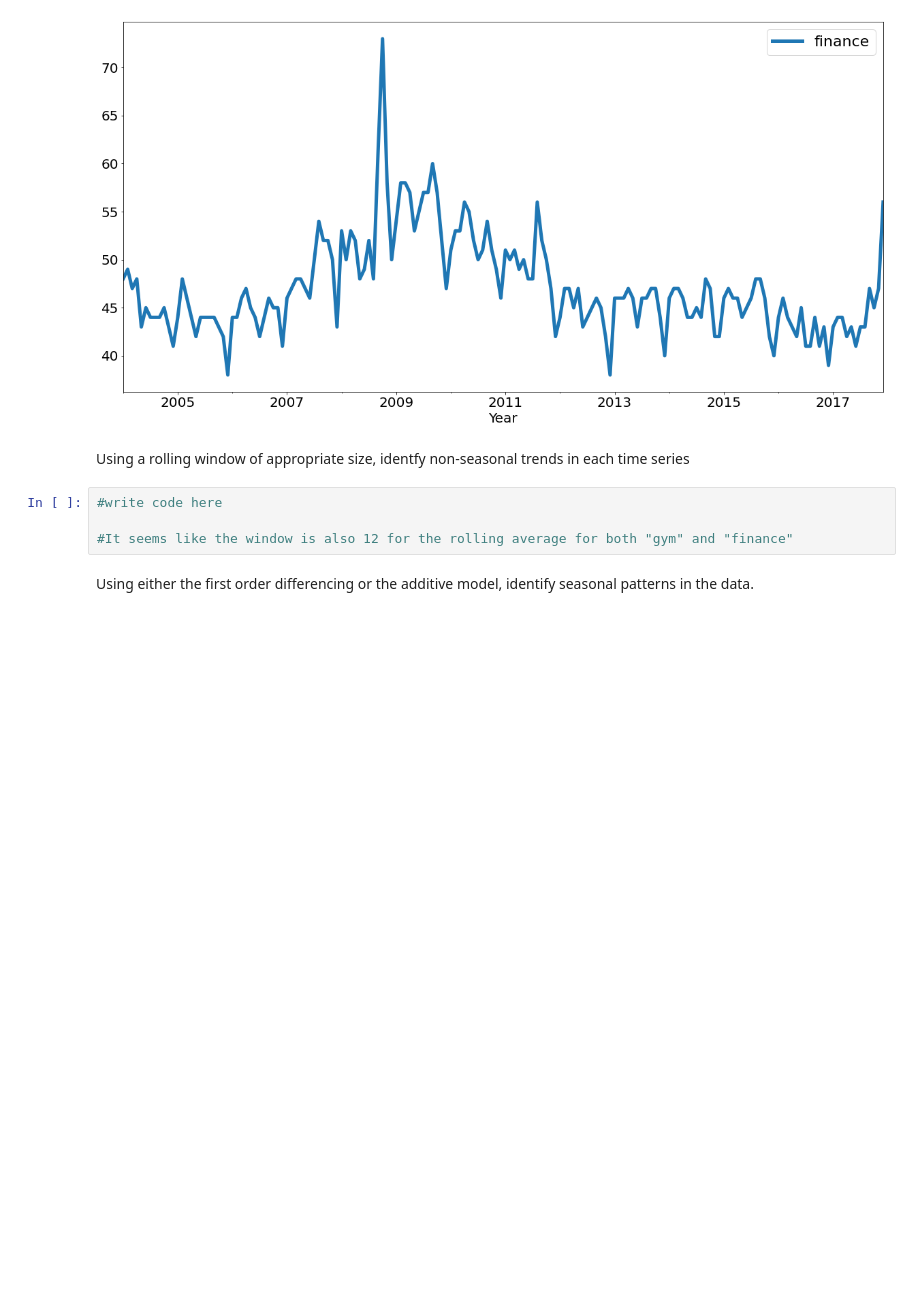
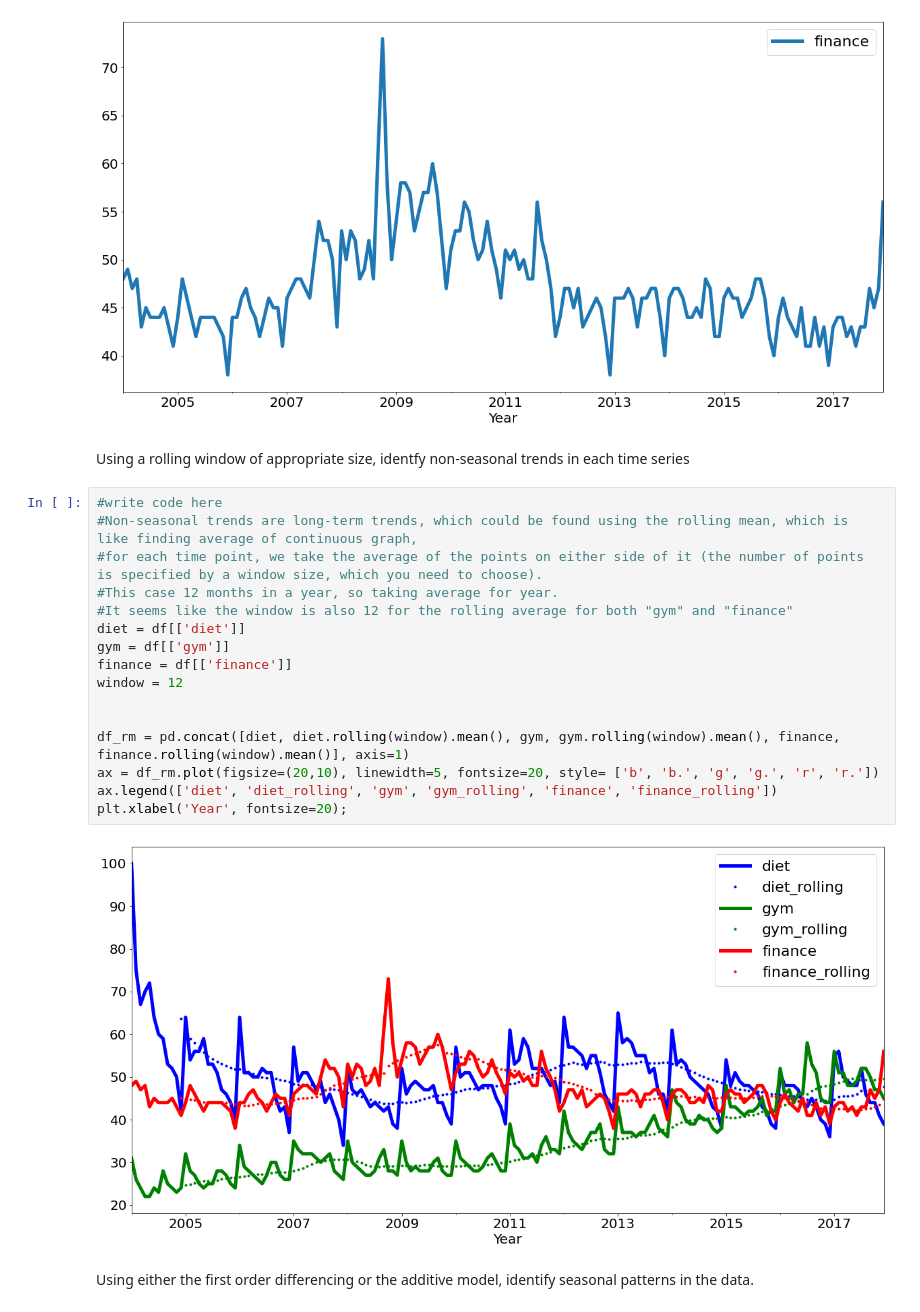
Before and after one commit to anaaparamesh/Week2_Public, a Jupyter notebook: Notebooks/01_TimeSeries/TimeSeries_Exercises.ipynb, the cells around one changed output. Saved outputs shown, nothing was run; the diff lists cells and outputs as text; blank space fills up the shorter version.

Commit message:
found rolling averages and graphed

```diff
--- a/Notebooks/01_TimeSeries/TimeSeries_Exercises.ipynb
+++ b/Notebooks/01_TimeSeries/TimeSeries_Exercises.ipynb
@@ -78,10 +78,24 @@ plt.xlabel('Year', fontsize=20);
 [figure]
 # %% [markdown]
 Using a rolling window of appropriate size, identfy non-seasonal trends in each time series
-# %%
-#write code here
-
-#It seems like the window is also 12 for the rolling average for both "gym" and "finance"
+# %%
+#write code here
+#Non-seasonal trends are long-term trends, which could be found using the rolling mean, which is like finding average of continuous graph,
+#for each time point, we take the average of the points on either side of it (the number of points is specified by a window size, which you need to choose).
+#This case 12 months in a year, so taking average for year.
+#It seems like the window is also 12 for the rolling average for both "gym" and "finance"
+diet = df[['diet']]
+gym = df[['gym']]
+finance = df[['finance']]
+window = 12
+
+
+df_rm = pd.concat([diet, diet.rolling(window).mean(), gym, gym.rolling(window).mean(), finance, finance.rolling(window).mean()], axis=1)
+ax = df_rm.plot(figsize=(20,10), linewidth=5, fontsize=20, style= ['b', 'b.', 'g', 'g.', 'r', 'r.'])
+ax.legend(['diet', 'diet_rolling', 'gym', 'gym_rolling', 'finance', 'finance_rolling'])
+plt.xlabel('Year', fontsize=20);
+# %% [output]
+[figure, added]
 # %% [markdown]
 Using either the first order differencing or the additive model, identify seasonal patterns in the data.
 # %%
```
